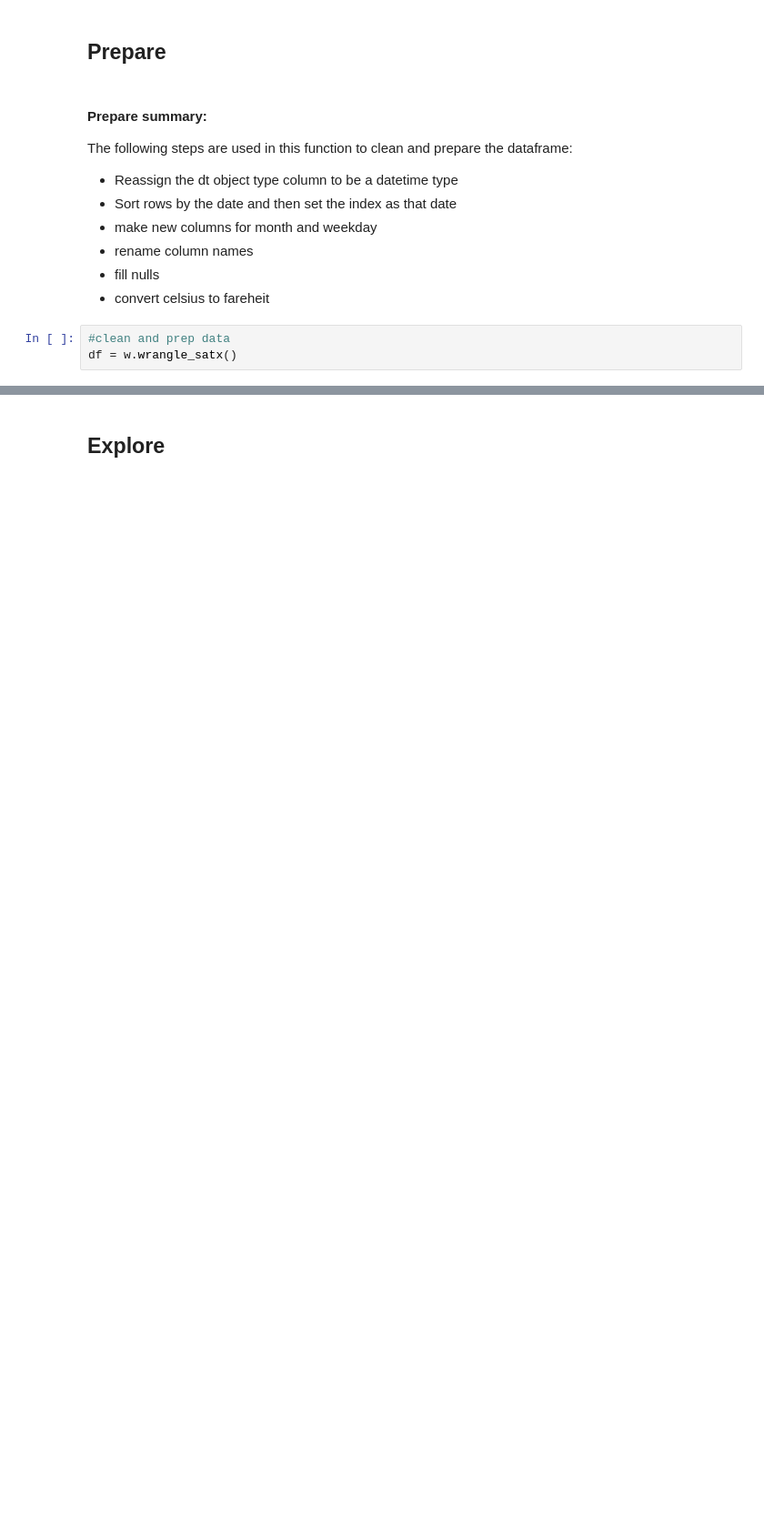
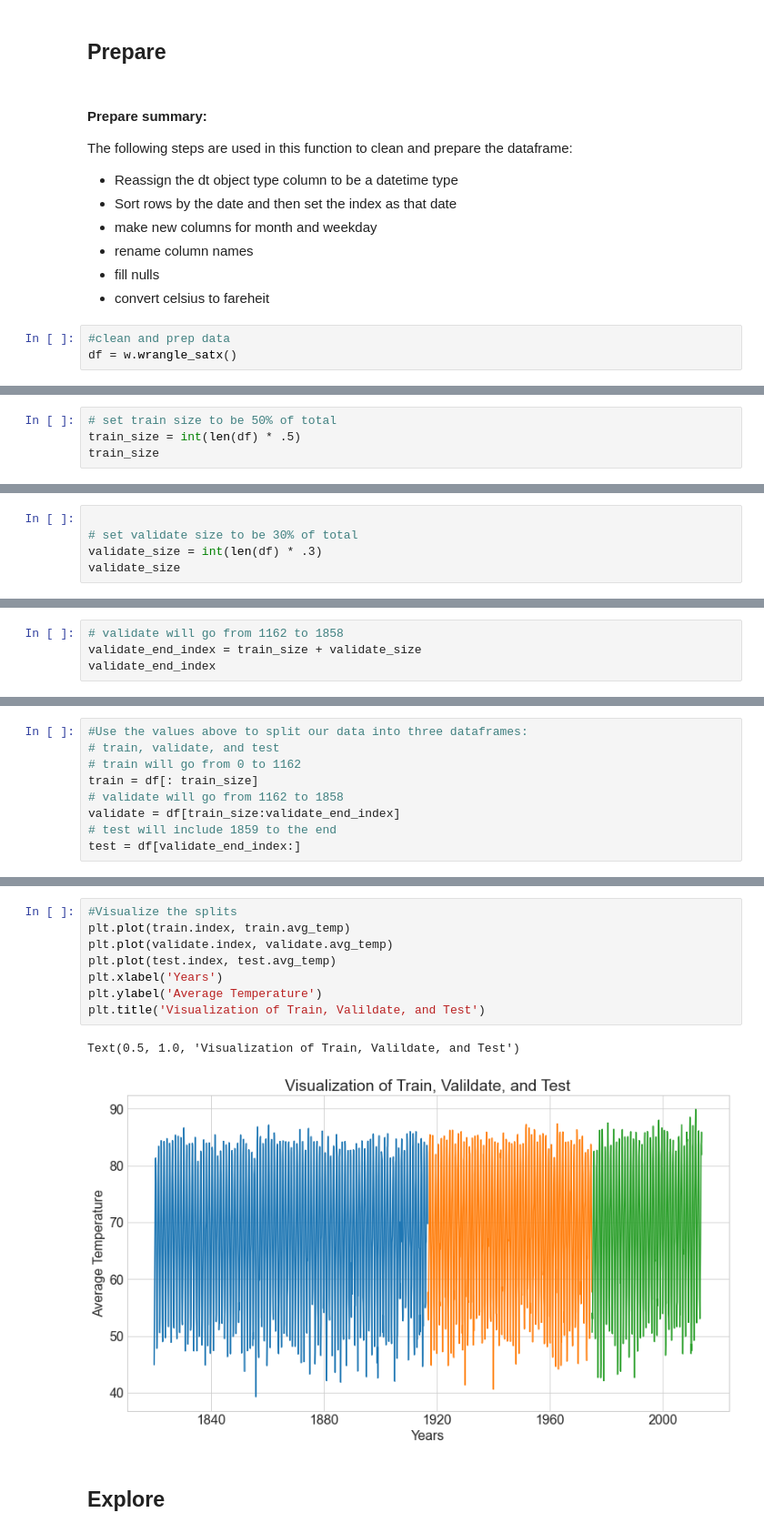
Before and after one commit to segovialori/climate_change_satx, a Jupyter notebook: climate_change_satx.ipynb, the cells around one changed output, grey strips where cells are left out. Shown at 91% size. Saved outputs shown, nothing was run; the diff lists cells and outputs as text; blank space fills up the shorter version.

```diff
--- a/climate_change_satx.ipynb
+++ b/climate_change_satx.ipynb
@@ -104,0 +130,4 @@ df.head()
+# %%
+# set train size to be 50% of total
+train_size = int(len(df) * .5)
+train_size
@@ -104,0 +136,5 @@ df.head()
+# %%
+
+# set validate size to be 30% of total
+validate_size = int(len(df) * .3)
+validate_size
@@ -104,0 +149,4 @@ df.head()
+# %%
+# validate will go from 1162 to 1858
+validate_end_index = train_size + validate_size
+validate_end_index
@@ -104,0 +155,9 @@ df.head()
+# %%
+#Use the values above to split our data into three dataframes:
+# train, validate, and test
+# train will go from 0 to 1162
+train = df[: train_size]
+# validate will go from 1162 to 1858
+validate = df[train_size:validate_end_index]
+# test will include 1859 to the end
+test = df[validate_end_index:]
@@ -105,2 +170,13 @@ df.head()
+# %%
+#Visualize the splits
+plt.plot(train.index, train.avg_temp)
+plt.plot(validate.index, validate.avg_temp)
+plt.plot(test.index, test.avg_temp)
+plt.xlabel('Years')
+plt.ylabel('Average Temperature')
+plt.title('Visualization of Train, Valildate, and Test')
+# %% [output]
+Text(0.5, 1.0, 'Visualization of Train, Valildate, and Test')
+[figure, added]
 # %% [markdown]
 ## Explore
```
Also changed, not shown: parts of 42 cells of this notebook.
